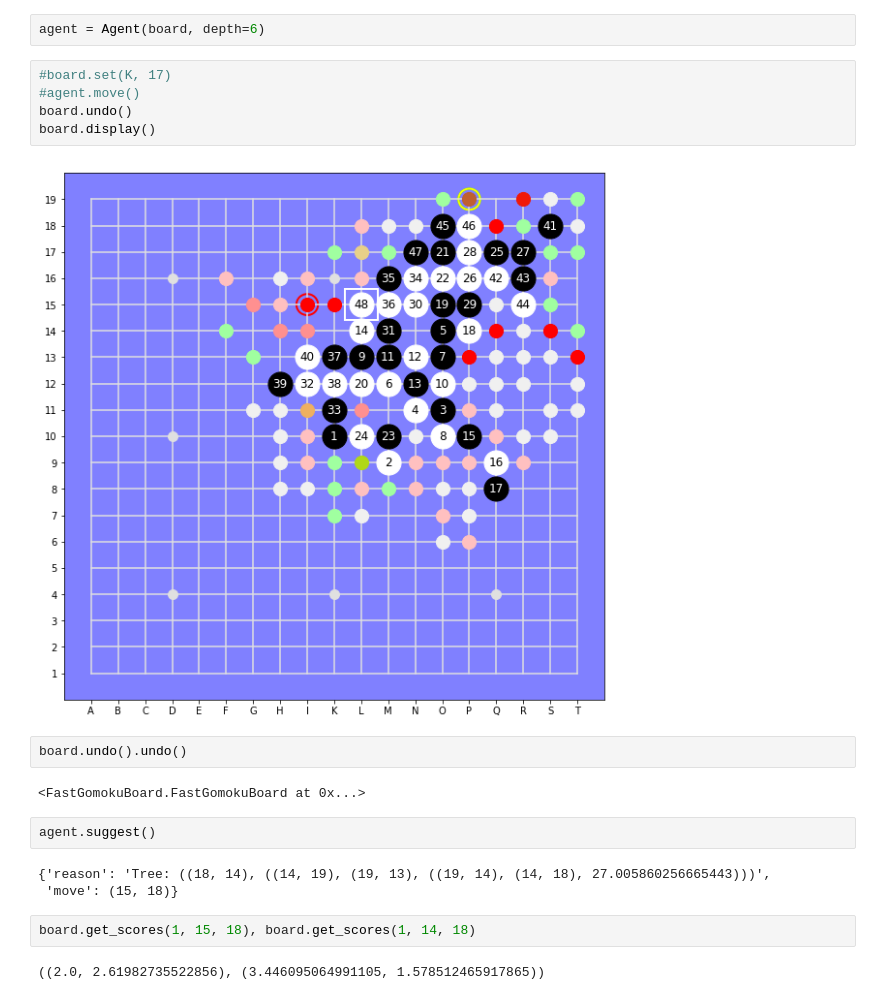
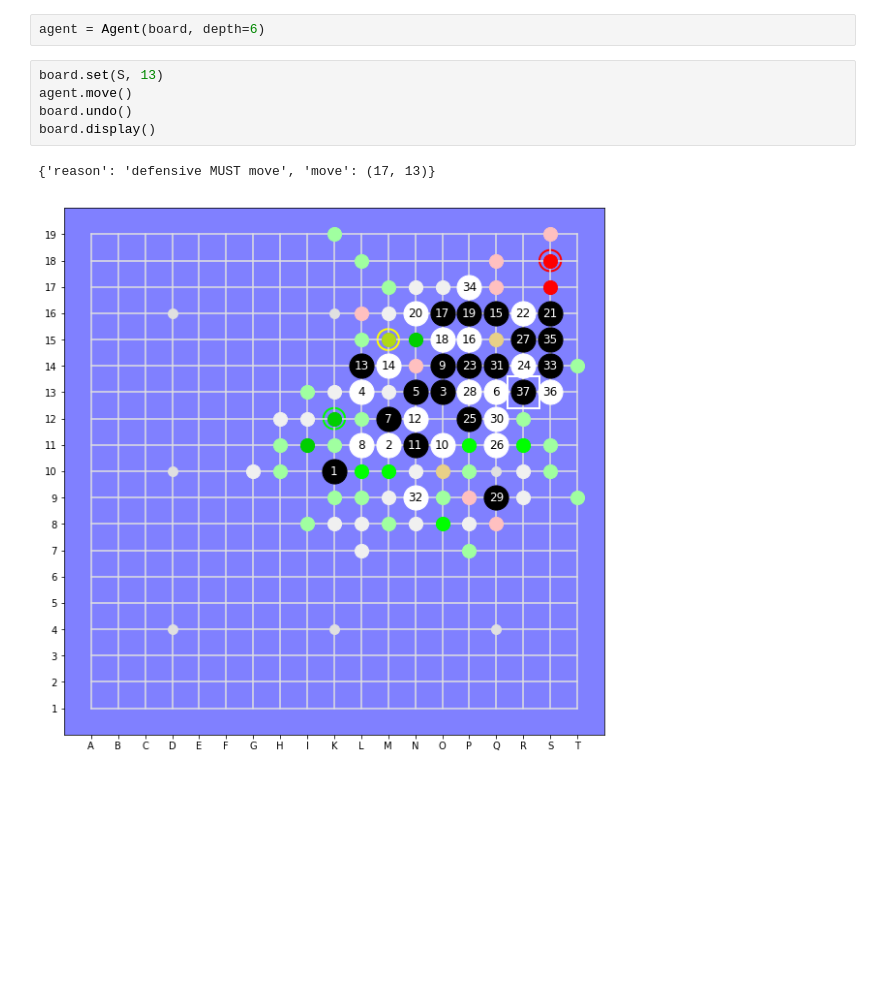
Before and after one commit to Project-Ellie/tutorials, a Jupyter notebook: other_stuff/DeepGomoku/FwdLookingAgent.ipynb, the cells around one changed output. Drawn from its saved outputs; the diff is of its cells as text; blank space fills up the shorter version.

```diff
--- a/other_stuff/DeepGomoku/FwdLookingAgent.ipynb
+++ b/other_stuff/DeepGomoku/FwdLookingAgent.ipynb
@@ -17,22 +19,10 @@ p = FwdLookingPolicy(board)
 # %%
 agent = Agent(board, depth=6)
 # %%
-#board.set(K, 17)
-#agent.move()
+board.set(S, 13)
+agent.move()
 board.undo()
 board.display()
 # %% [output]
+{'reason': 'defensive MUST move', 'move': (17, 13)}
-[figure, old version]
+[figure, new version]
-# %%
-board.undo().undo()
-# %% [output]
-<FastGomokuBoard.FastGomokuBoard at 0x...>
-# %%
-agent.suggest()
-# %% [output]
-{'reason': 'Tree: ((18, 14), ((14, 19), (19, 13), ((19, 14), (14, 18), 27.005860256665443)))',
- 'move': (15, 18)}
-# %%
-board.get_scores(1, 15, 18), board.get_scores(1, 14, 18)
-# %% [output]
-((2.0, 2.61982735522856), (3.446095064991105, 1.578512465917865))
```
Also changed, not shown: parts of 14 cells of this notebook, 6 other files.
